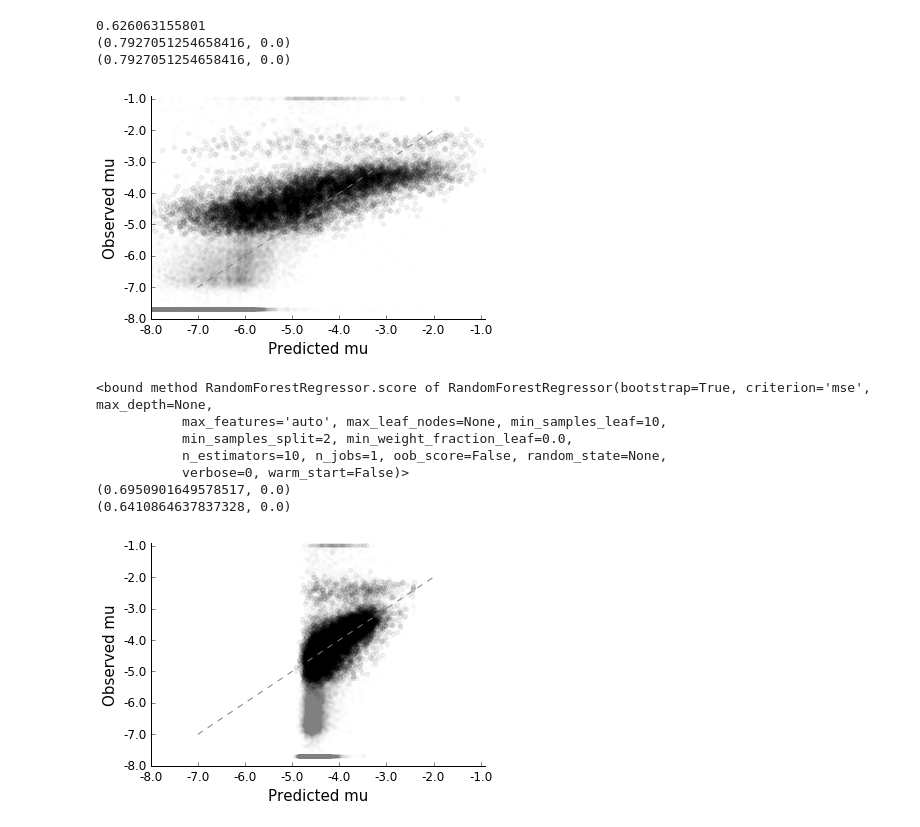
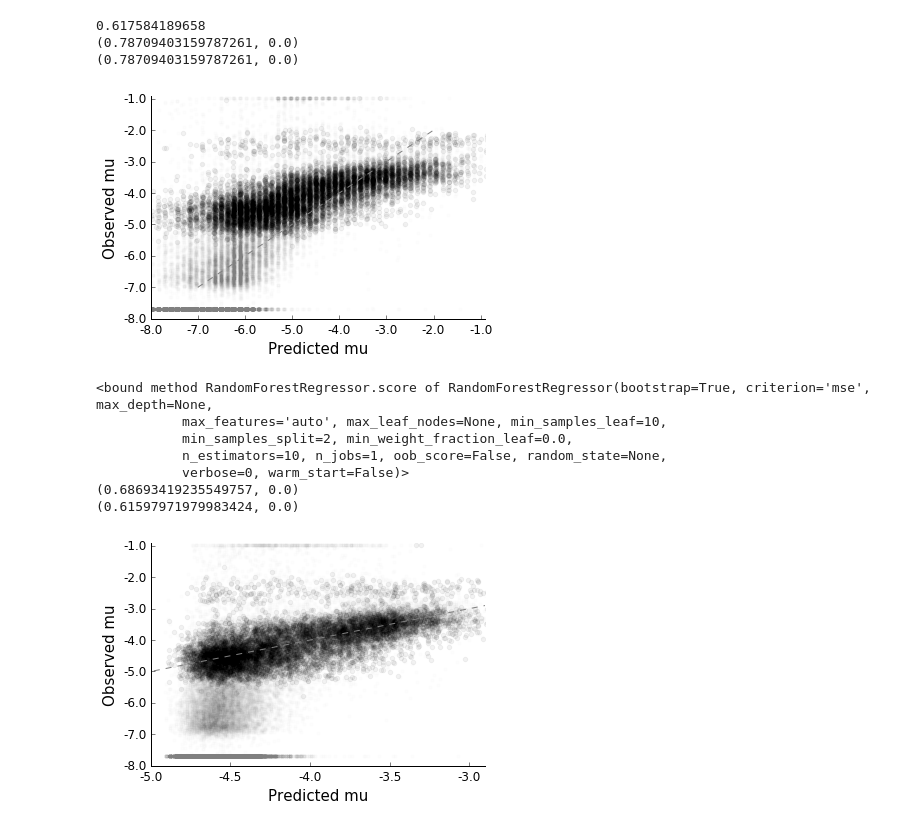
Before and after one commit to gymreklab/mutea-autosomal, a Jupyter notebook: analyses/constraint/BuildConstraintModel.ipynb, the cells around one changed output. Cells and saved outputs as stored; diff of their text form; code cells hidden in the pictures.

Commit message:
updating figures

```diff
--- a/analyses/constraint/BuildConstraintModel.ipynb
+++ b/analyses/constraint/BuildConstraintModel.ipynb
@@ -17,6 +17,6 @@ import scipy.stats
 
 MAXLEN = 20
 
-features = ['uninterrupted_length', 'reptiming','p2', 'p4','score','GC','entropy']
+features = ['uninterrupted_length', 'reptiming','p2', 'p4']
 # %% [output]
 Populating the interactive namespace from numpy and matplotlib
@@ -83,7 +83,7 @@ SetFilterModel1(dataset, colname="filter1")
 #    dataset[f] = CenterData(dataset[f])
 
 # Split data to train and test
-base_X = pd.get_dummies(dataset[features], prefix="motif")
+base_X = dataset[features] #pd.get_dummies(dataset[features], prefix="motif")
 base_y = dataset['ml_mu']
 base_filter = dataset["filter1"]
 base_weights = dataset["ml_mu_stderr_adj"].apply(lambda x: 1.0/(x**2))
@@ -167,7 +167,7 @@ SetFilterModel2(dataset, colname="filter2")
 #    dataset[f] = CenterData(dataset[f])
 
 # Split data to train and test
-base_X = pd.get_dummies(dataset[features], prefix="motif")
+base_X = dataset[features] #pd.get_dummies(dataset[features], prefix="motif")
 base_y = dataset['ml_mu']
 base_filter = dataset["filter2"]
 base_filter1 = dataset["filter1"]
@@ -212,10 +212,10 @@ print smols2.rsquared_adj
 print pearsonr(pred_y, test_y)
 print pearsonr(pred_y[~test_filter.values], test_y[~test_filter.values])
 # %% [output]
-0.626063155801
-(0.7927051254658416, 0.0)
-(0.7927051254658416, 0.0)
+0.617584189658
+(0.78709403159787261, 0.0)
+(0.78709403159787261, 0.0)
-[figure, old version]
+[figure, new version]
 # %%
 ##################
 # Random Forest - Model 3
@@ -229,7 +229,7 @@ keepcolor = "black"
 #    dataset[f] = CenterData(dataset[f])
 
 # Split data to train and test
-base_X = pd.get_dummies(dataset[features], prefix="motif")
+base_X = dataset[features] #pd.get_dummies(dataset[features], prefix="motif")
 base_y = dataset['ml_mu']
 base_filter = dataset["filter1"]
 base_filter1 = dataset["filter1"]
@@ -250,37 +250,37 @@ train_weights = train_weights[~train_filter]
 model3 = RandomForestRegressor(min_samples_leaf=10)
 model3.fit(train_X, train_y)
 pred_y = model3.predict(test_X)
 
 # Plot
 fig = plt.figure()
 ax = fig.add_subplot(111)
 ax.scatter(pred_y[y_colors.values==filtercolor], test_y[y_colors.values==filtercolor], alpha=0.01, color=filtercolor, s=10)
 ax.scatter(pred_y[y_colors.values==keepcolor], test_y[y_colors.values==keepcolor], alpha=0.05, color=keepcolor)
 plt.plot([-7, -2],[-7,-2], color="gray", linestyle="dashed")
-ax.set_xlim(left=-8, right=-0.9)
+ax.set_xlim(left=-5, right=-2.9)
 ax.set_ylim(bottom=-8, top=-0.9)
 ax.spines['right'].set_visible(False)
 ax.spines['top'].set_visible(False)
 ax.yaxis.set_ticks_position('left')
 ax.xaxis.set_ticks_position('bottom')
 ax.set_xlabel("Predicted mu", size=15)
 ax.set_ylabel("Observed mu", size=15)
 ax.set_xticklabels(ax.get_xticks(), size=12)
 ax.set_yticklabels(ax.get_yticks(), size=12)
 #fig.savefig(os.path.join("../../figures/", PLOTDIR, "Figure3_modeleval.png"))
 
 print model3.score
 print pearsonr(pred_y, test_y)
 print pearsonr(pred_y[~test_filter.values], test_y[~test_filter.values])
 # %% [output]
 <bound method RandomForestRegressor.score of RandomForestRegressor(bootstrap=True, criterion='mse', max_depth=None,
            max_features='auto', max_leaf_nodes=None, min_samples_leaf=10,
            min_samples_split=2, min_weight_fraction_leaf=0.0,
            n_estimators=10, n_jobs=1, oob_score=False, random_state=None,
            verbose=0, warm_start=False)>
-(0.6950901649578517, 0.0)
-(0.6410864637837328, 0.0)
+(0.68693419235549757, 0.0)
+(0.61597971979983424, 0.0)
-[figure, old version]
+[figure, new version]
 # %%
 ##################
 # Predict
```
Also changed, not shown: parts of 5 cells of this notebook, 3 other files.
